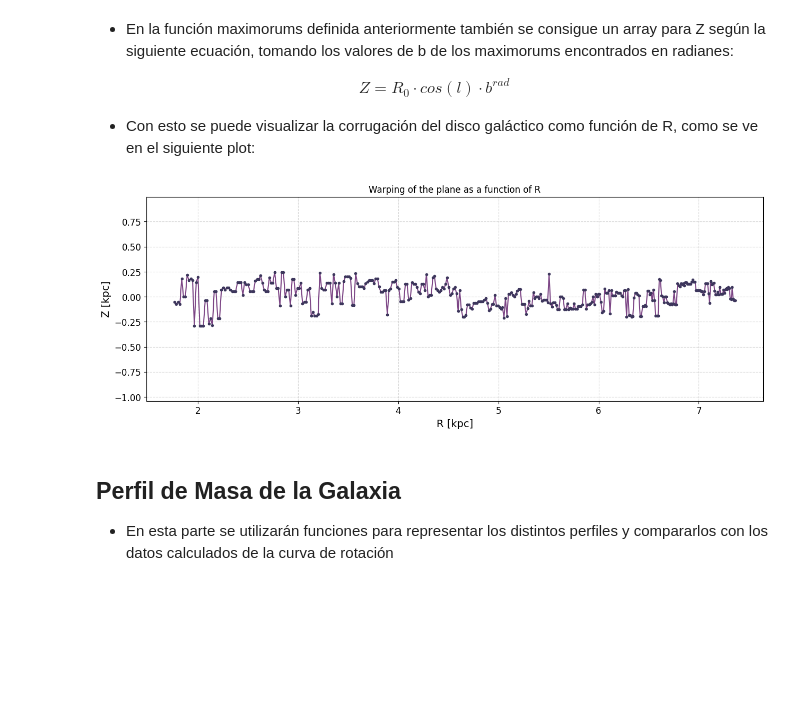
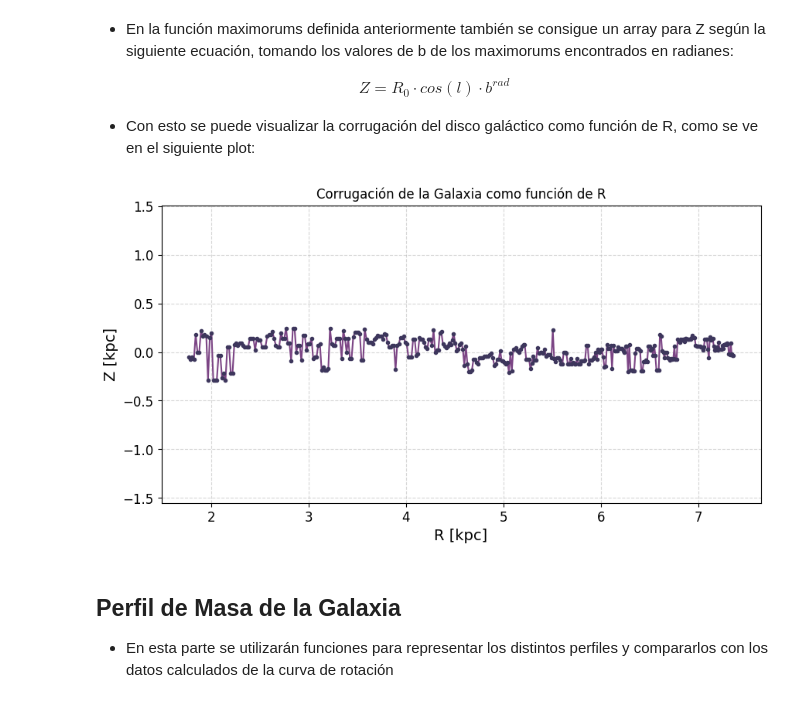
Before and after one commit to CrushinAngel/Astronomia_Experimental, a Jupyter notebook: Informe_2/southgalaxy.ipynb, the cells around one changed output. Saved outputs shown, nothing was run; the diff lists cells and outputs as text; code cells hidden in the pictures; blank space fills up the shorter version.

```diff
--- a/Informe_2/southgalaxy.ipynb
+++ b/Informe_2/southgalaxy.ipynb
@@ -221,24 +221,24 @@ def fmin(l, latitude, velocity, vs):
 # los arrays de velocidades minimas y de sus correpondientes latitudes, además del array de R
 
 def maximorums(longitude, latitude, velocity):
-    n_b = len(longitude)
-    n_l = len(latitude)
-    vmin = np.zeros(n_b)  # Creamos los arrays de zeros que se modificarán después
-    bvmin = np.zeros(n_b)
-    R = np.zeros(n_b)
-    Z = np.zeros(n_b)
-    for i in range(n_b): # vamos sobre las longitudes
-        vs = np.zeros(n_l)
-        fmin(i, latitude, velocity, vs) # para conseguir el array de minimos para la longitud actual
+    n_l = len(longitude)
+    n_b = len(latitude)
+    vmin = np.zeros(n_l)  # Creamos los arrays de zeros que se modificarán después
+    bvmin = np.zeros(n_l)
+    R = np.zeros(n_l)
+    Z = np.zeros(n_l)
+    for i in range(n_l): # vamos sobre las longitudes
+        vs = np.zeros(n_b)
+        fmin(i, latitude, velocity, vs) # para conseguir el array de minimos para la latitud actual
         v1 = vs[0]          # Seteamos los primeros valoresde v y b
         b1 = latitude[0]
-        for j in range(n_l - 1): # iteramos spobre la latitud
+        for j in range(n_b - 1): # iteramos spobre la latitud
             if vs[j + 1] < v1:  # se actualizan si se encuentra uno menor
                 v1 = vs[j + 1]
                 b1 = latitude[j + 1]
         vmin[i] = v1    # una vez se itera sobre toda una latitud para una longitud,
         bvmin[i] = b1   # se guarda el maximorum y el v minimo correspondiente
-        R[i] = np.abs(R0 * np.sin(np.radians(longitude[i]))) # Con los vmin, se calcula el array de R
+        R[i] = np.abs(R0 * np.sin(np.radians(longitude[i])))
         Z[i] = np.radians(b1) * R0 * np.cos(np.radians(longitude[i]))
 
     return vmin, bvmin, R, Z
@@ -247,10 +247,13 @@ def maximorums(longitude, latitude, velocity):
 # buscamos para graficar la curvatura de la galaxia
 
 def vr(longitude, vmin):
-    n_b = len(longitude)
-    b_rad = np.radians(longitude)
-    vR = np.zeros(n_b)
-    for b in range(n_b): # Para cada longitud, una velocidad de rotación relacionada a esta
-        vR[b] = vmin[b] * (np.abs(np.sin(b_rad[b]))) / np.sin(b_rad[b]) + np.abs(vsun * np.sin(b_rad[b]))
+    n_l = len(longitude)
+    l_rad = np.radians(longitude)
+    vR = np.zeros(n_l)
+    for l in range(n_l): # Para cada longitud, una velocidad de rotación relacionada a esta
+        vR[l] = vmin[l] * (np.abs(np.sin(l_rad[l]))) / np.sin(l_rad[l]) + np.abs(vsun * np.sin(l_rad[l]))
 
     return vR
+
+
+len(lon)
@@ -307,18 +312,18 @@ Z = R_0 \cdot cos(l) \cdot b^{rad}
 # %%
 _, _, _, Z = maximorums(lon, lat, vel)
 
-plt.figure(figsize=(15, 5))
+plt.figure(figsize=(10, 5))
 plt.plot(R, Z, color = '#7C4585')
 plt.plot(R, Z, linestyle = 'None', marker = '.', color = '#3D365C')
-plt.title("Warping of the plane as a function of R")
+plt.title("Corrugación de la Galaxia como función de R")
 plt.xlabel("R [kpc]", fontsize='14')
 plt.ylabel("Z [kpc]", fontsize='14')
 plt.tick_params(labelsize='12')
 plt.grid(alpha=0.5, ls = '--')
 plt.axis('equal')
 plt.show()
 # %% [output]
-[figure, old version]
+[figure, new version]
 # %% [markdown]
 ## Perfil de Masa de la Galaxia
 
```
Also changed, not shown: parts of 4 cells of this notebook.
